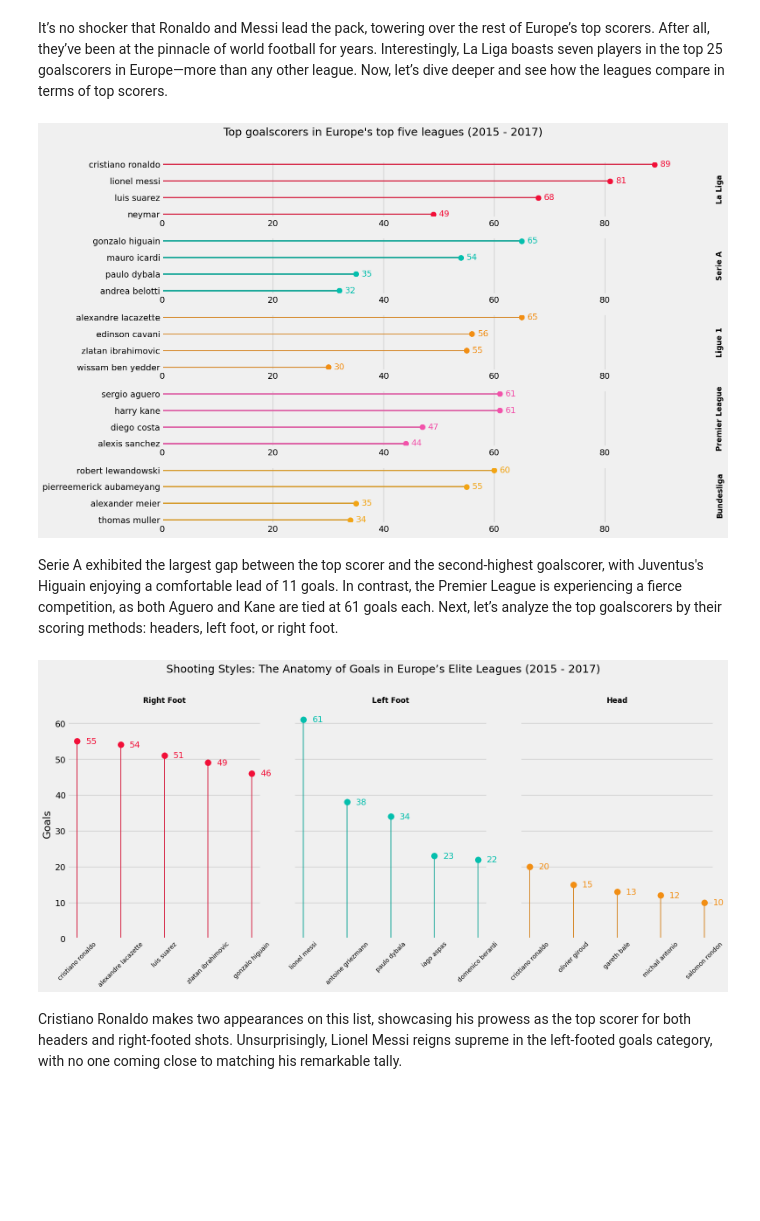
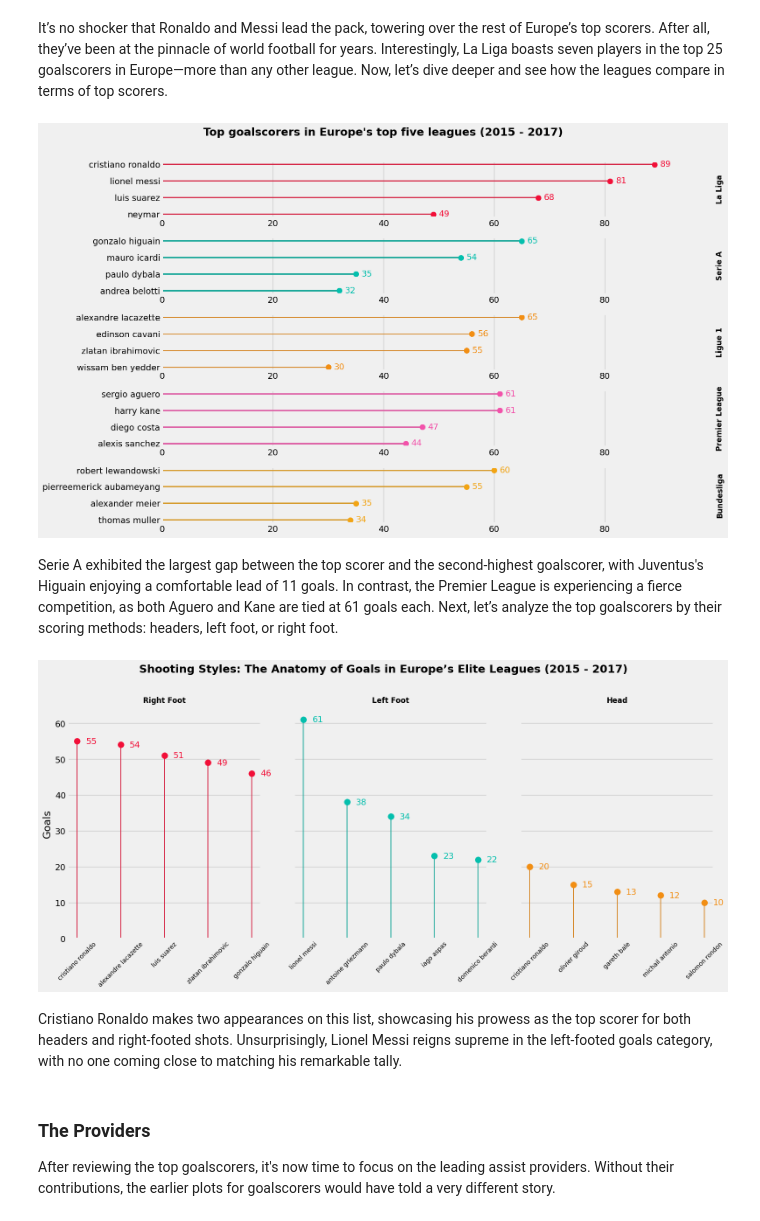
Before and after one commit to yassergribi/Analysis-of-Football-Events, a Jupyter notebook: Analysis_of_Football_Events.ipynb, the cells around one changed output. Drawn from its saved outputs; the diff is of its cells as text; code cells hidden in the pictures; blank space fills up the shorter version.

```diff
--- a/Analysis_of_Football_Events.ipynb
+++ b/Analysis_of_Football_Events.ipynb
@@ -524,7 +528,8 @@ In this section, we'll spotlight some of the standout performers in European foo
 ### Can’t Stop Scoring
 Let's begin by examining the sport's most prolific goalscorers. It's important to note that this dataset focuses solely on statistics from domestic leagues and excludes goals scored in the UEFA Champions League or cup competitions.
 # %%
-top_goalscorers = events_goals.groupby('player').size().reset_index(name="goals").sort_values("goals", ascending=False).head(25)
+all_goals = events[events.is_goal]
+top_goalscorers = all_goals.groupby('player').size().reset_index(name="goals").sort_values("goals", ascending=False).head(25)
 # %%
 dark_blue_palette = sns.color_palette("Blues")[5:] # Remove the lightest shades
 plt.figure(figsize=(12, 8))
@@ -548,11 +552,10 @@ plt.show()
 # %% [markdown]
 It’s no shocker that Ronaldo and Messi lead the pack, towering over the rest of Europe’s top scorers. After all, they’ve been at the pinnacle of world football for years. Interestingly, La Liga boasts seven players in the top 25 goalscorers in Europe—more than any other league. Now, let’s dive deeper and see how the leagues compare in terms of top scorers.
 # %%
-top_goalscorers = events_goals.groupby(["league","player"]).size().reset_index(name='goals').sort_values("goals", ascending=False)
+top_goalscorers = all_goals.groupby(["league","player"]).size().reset_index(name='goals').sort_values("goals", ascending=False)
 
 top_goalscorers = top_goalscorers.groupby('league').head(4)
 # %%
-
 # Iterate over each league and plot individually using facet-like behavior
 leagues = top_goalscorers['league'].unique()
 x_max = top_goalscorers['goals'].max() + 10
@@ -582,14 +585,15 @@ for i, league in enumerate(leagues):
         axes[i].scatter(league_data['goals'].iloc[j] , j, color=color_list[i], s=80)
 
 
-fig.suptitle("Top goalscorers in Europe's top five leagues (2015 - 2017)", fontsize=18)
+fig.suptitle("Top goalscorers in Europe's top five leagues (2015 - 2017)", fontsize=18, weight='bold')
 plt.tight_layout(rect=[0, 0.03, 1, 0.97])
+plt.show()
 # %% [output]
-[figure, old version]
+[figure, new version]
 # %% [markdown]
 Serie A exhibited the largest gap between the top scorer and the second-highest goalscorer, with Juventus's Higuain enjoying a comfortable lead of 11 goals. In contrast, the Premier League is experiencing a fierce competition, as both Aguero and Kane are tied at 61 goals each. Next, let’s analyze the top goalscorers by their scoring methods: headers, left foot, or right foot.
 # %%
-top_goalscorers = events_goals.groupby(["bodypart","player"]).size().reset_index(name='goals').sort_values("goals", ascending=False)
+top_goalscorers = all_goals.groupby(["bodypart","player"]).size().reset_index(name='goals').sort_values("goals", ascending=False)
 top_goalscorers = top_goalscorers.groupby('bodypart').head(5).sort_values("bodypart")
 # %%
 bodyparts = top_goalscorers['bodypart'].unique()
@@ -597,34 +601,40 @@ bodyparts = top_goalscorers['bodypart'].unique()
 body_mapper = {1: "Right Foot",
                2: "Left Foot",
                3: "Head"}
 
 color_list = ["#F20F38","#04BFAD","#F28E13"]
 
 # Create subplots with a row for each league
 fig, axes = plt.subplots(nrows=1, ncols= len(bodyparts), figsize=(16, 8), sharex=False, sharey=True)
 
 
 for i, bodypart in enumerate(bodyparts):
     body_data = top_goalscorers[top_goalscorers['bodypart'] == bodypart]
 
     # Plot teams for each league
     sns.barplot(data=body_data, x='player', y='goals', color=color_list[i], width=0.02 , ax=axes[i])
     axes[i].set_xlabel(body_mapper[bodypart], fontsize=12, labelpad=10, fontweight="bold")
     axes[i].xaxis.set_label_position("top")
     axes[i].set(ylabel='Goals')
     axes[i].set_xticklabels(body_data.player,rotation=45, fontsize=10)
 
 
     # Plot the points
     for j in range(len(body_data)):
         axes[i].text(j+0.2, body_data['goals'].iloc[j], str(body_data['goals'].iloc[j]),
                     color=color_list[i], va='center')
         axes[i].scatter(j, body_data['goals'].iloc[j] , color=color_list[i], s=100)
 
 
-fig.suptitle("Shooting Styles: The Anatomy of Goals in Europe’s Elite Leagues (2015 - 2017)", fontsize=18)
+fig.suptitle("Shooting Styles: The Anatomy of Goals in Europe’s Elite Leagues (2015 - 2017)", fontsize=18, weight='bold')
 plt.tight_layout(rect=[0, 0.03, 1, 0.97])
+plt.show()
 # %% [output]
-[figure, old version]
+[figure, new version]
 # %% [markdown]
 Cristiano Ronaldo makes two appearances on this list, showcasing his prowess as the top scorer for both headers and right-footed shots. Unsurprisingly, Lionel Messi reigns supreme in the left-footed goals category, with no one coming close to matching his remarkable tally.
+# %% [markdown]
+### The Providers
+
+
+After reviewing the top goalscorers, it's now time to focus on the leading assist providers. Without their contributions, the earlier plots for goalscorers would have told a very different story.
```
Also changed, not shown: parts of 22 cells of this notebook.
